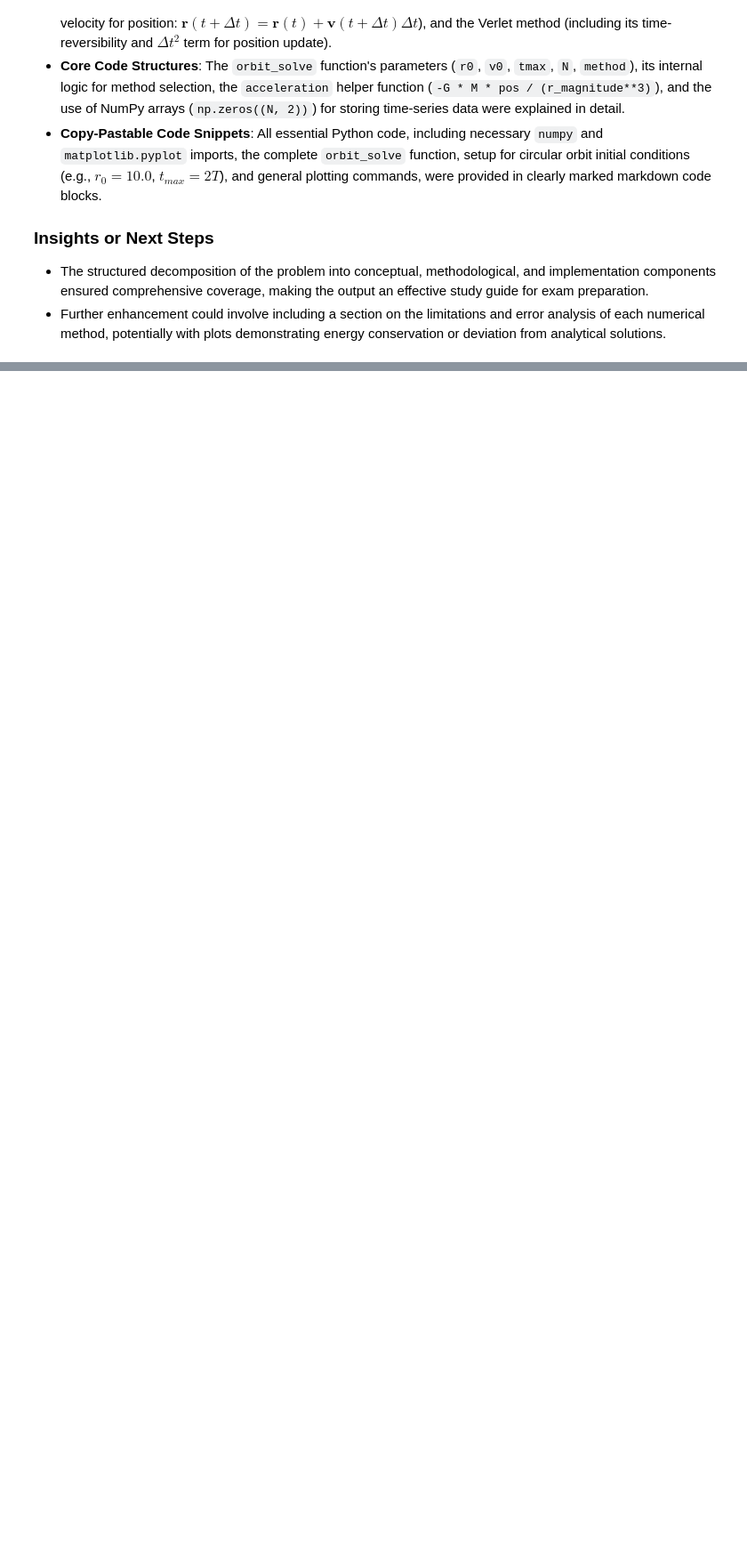
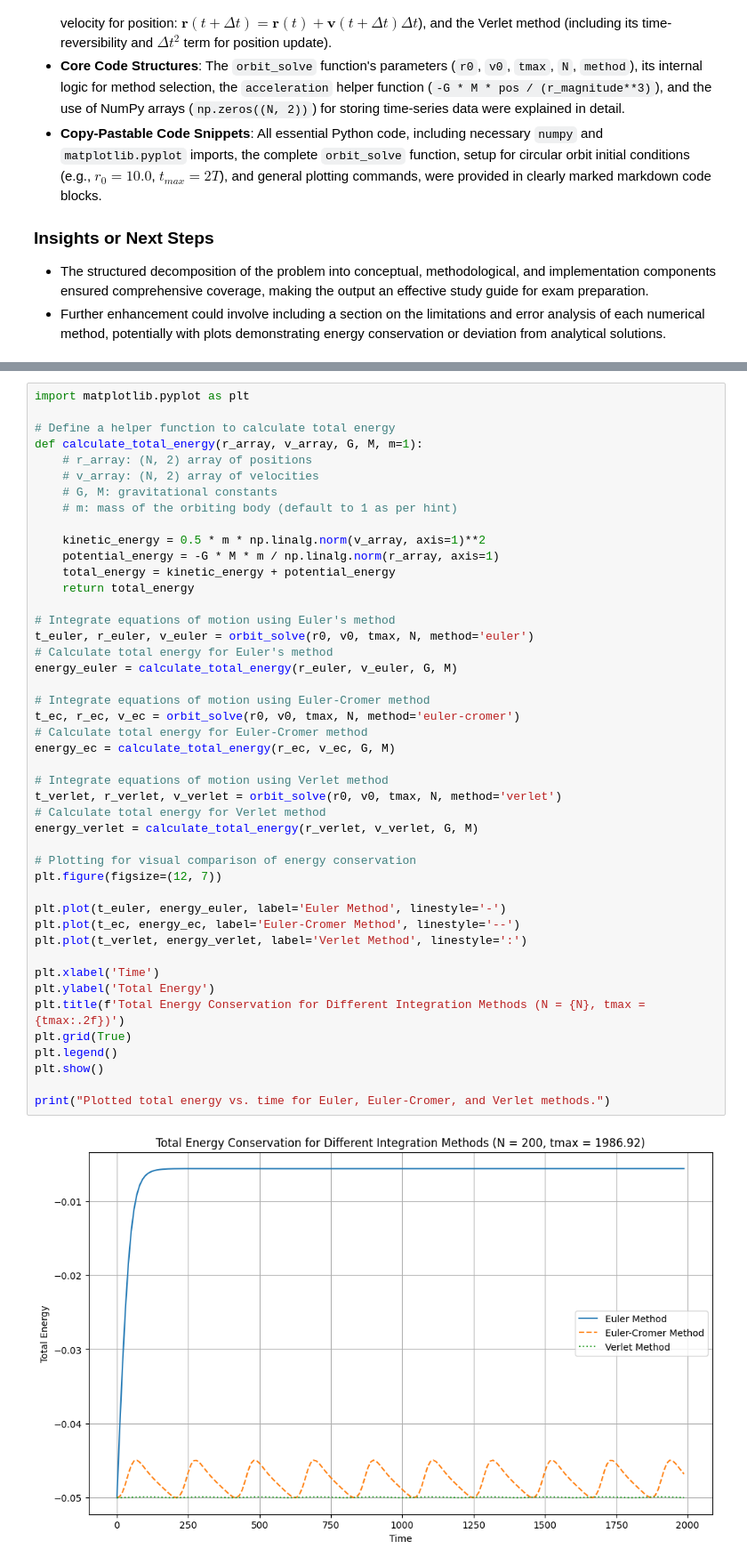
Before and after one commit to PX2145-2025/week-9-b-Zach-Bryant-2, a Jupyter notebook: ODEs_2.ipynb, the cells around one changed output, grey strips where cells are left out. Shown at 89% size. Drawn from its saved outputs; the diff is of its cells as text; blank space fills up the shorter version.

```diff
--- a/ODEs_2.ipynb
+++ b/ODEs_2.ipynb
@@ -1574,0 +1825,47 @@ The task successfully generated a comprehensive explanation of numerical integra
+# %%
+import matplotlib.pyplot as plt
+
+# Define a helper function to calculate total energy
+def calculate_total_energy(r_array, v_array, G, M, m=1):
+    # r_array: (N, 2) array of positions
+    # v_array: (N, 2) array of velocities
+    # G, M: gravitational constants
+    # m: mass of the orbiting body (default to 1 as per hint)
+
+    kinetic_energy = 0.5 * m * np.linalg.norm(v_array, axis=1)**2
+    potential_energy = -G * M * m / np.linalg.norm(r_array, axis=1)
+    total_energy = kinetic_energy + potential_energy
+    return total_energy
+
+# Integrate equations of motion using Euler's method
+t_euler, r_euler, v_euler = orbit_solve(r0, v0, tmax, N, method='euler')
+# Calculate total energy for Euler's method
+energy_euler = calculate_total_energy(r_euler, v_euler, G, M)
+
+# Integrate equations of motion using Euler-Cromer method
+t_ec, r_ec, v_ec = orbit_solve(r0, v0, tmax, N, method='euler-cromer')
+# Calculate total energy for Euler-Cromer method
+energy_ec = calculate_total_energy(r_ec, v_ec, G, M)
+
+# Integrate equations of motion using Verlet method
+t_verlet, r_verlet, v_verlet = orbit_solve(r0, v0, tmax, N, method='verlet')
+# Calculate total energy for Verlet method
+energy_verlet = calculate_total_energy(r_verlet, v_verlet, G, M)
+
+# Plotting for visual comparison of energy conservation
+plt.figure(figsize=(12, 7))
+
+plt.plot(t_euler, energy_euler, label='Euler Method', linestyle='-')
+plt.plot(t_ec, energy_ec, label='Euler-Cromer Method', linestyle='--')
+plt.plot(t_verlet, energy_verlet, label='Verlet Method', linestyle=':')
+
+plt.xlabel('Time')
+plt.ylabel('Total Energy')
+plt.title(f'Total Energy Conservation for Different Integration Methods (N = {N}, tmax = {tmax:.2f})')
+plt.grid(True)
+plt.legend()
+plt.show()
+
+print("Plotted total energy vs. time for Euler, Euler-Cromer, and Verlet methods.")
+# %% [output]
+[figure, added]
```
Also changed, not shown: parts of 23 cells of this notebook.
